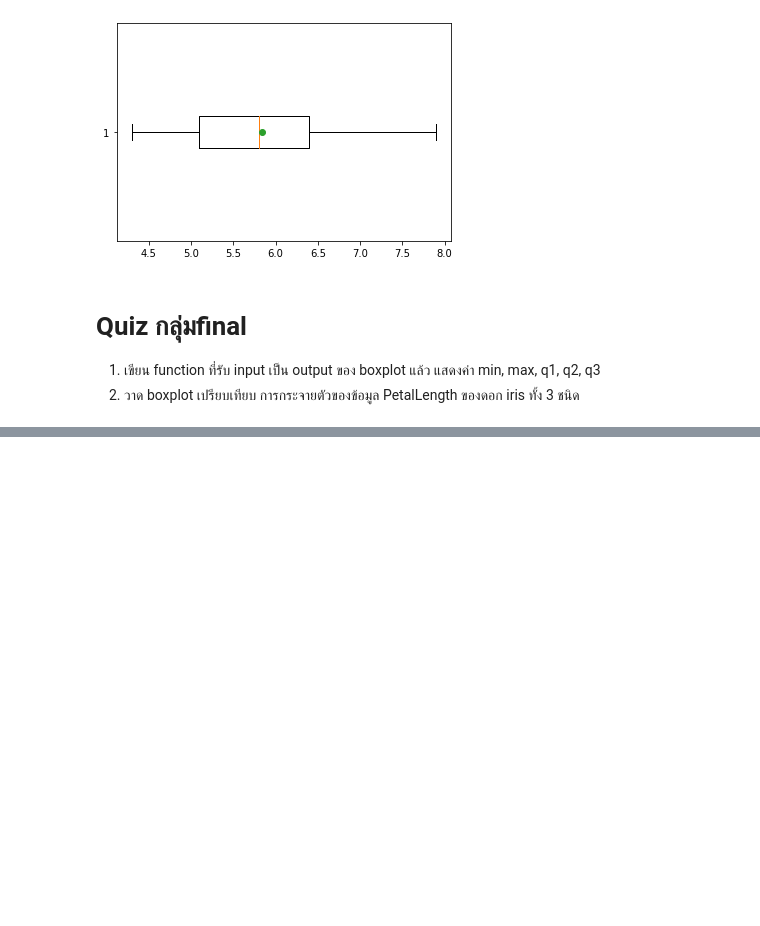
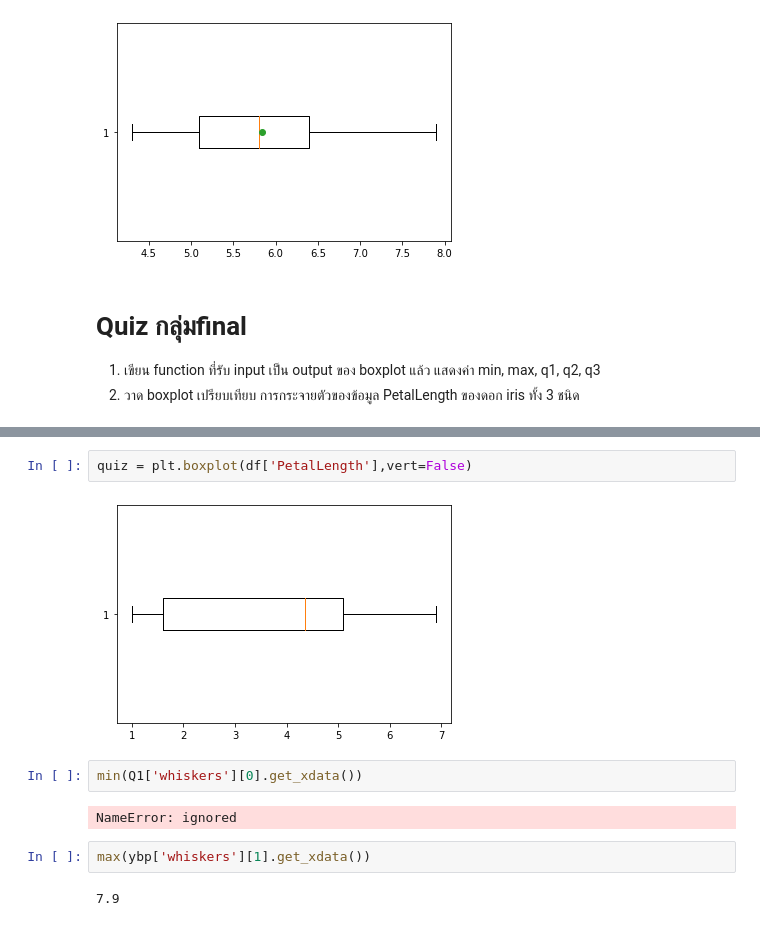
Before and after one commit to chayakonchanlun/data_viz_2022, a Jupyter notebook: Dataviz02_Data_Distribution.ipynb, the cells around one changed output, grey strips where cells are left out. Cells and saved outputs as stored; diff of their text form; blank space fills up the shorter version.

```diff
--- a/Dataviz02_Data_Distribution.ipynb
+++ b/Dataviz02_Data_Distribution.ipynb
@@ -292,0 +311,12 @@ plt.boxplot(df['SepalLength'],vert=False,showmeans=True,meanprops={'marker':'o'}
+# %%
+quiz = plt.boxplot(df['PetalLength'],vert=False)
+# %% [output]
+[figure, added]
+# %%
+min(Q1['whiskers'][0].get_xdata())
+# %% [output]
+NameError: ignored
+# %%
+max(ybp['whiskers'][1].get_xdata())
+# %% [output]
+7.9
```
Also changed, not shown: parts of 1 cell of this notebook.
